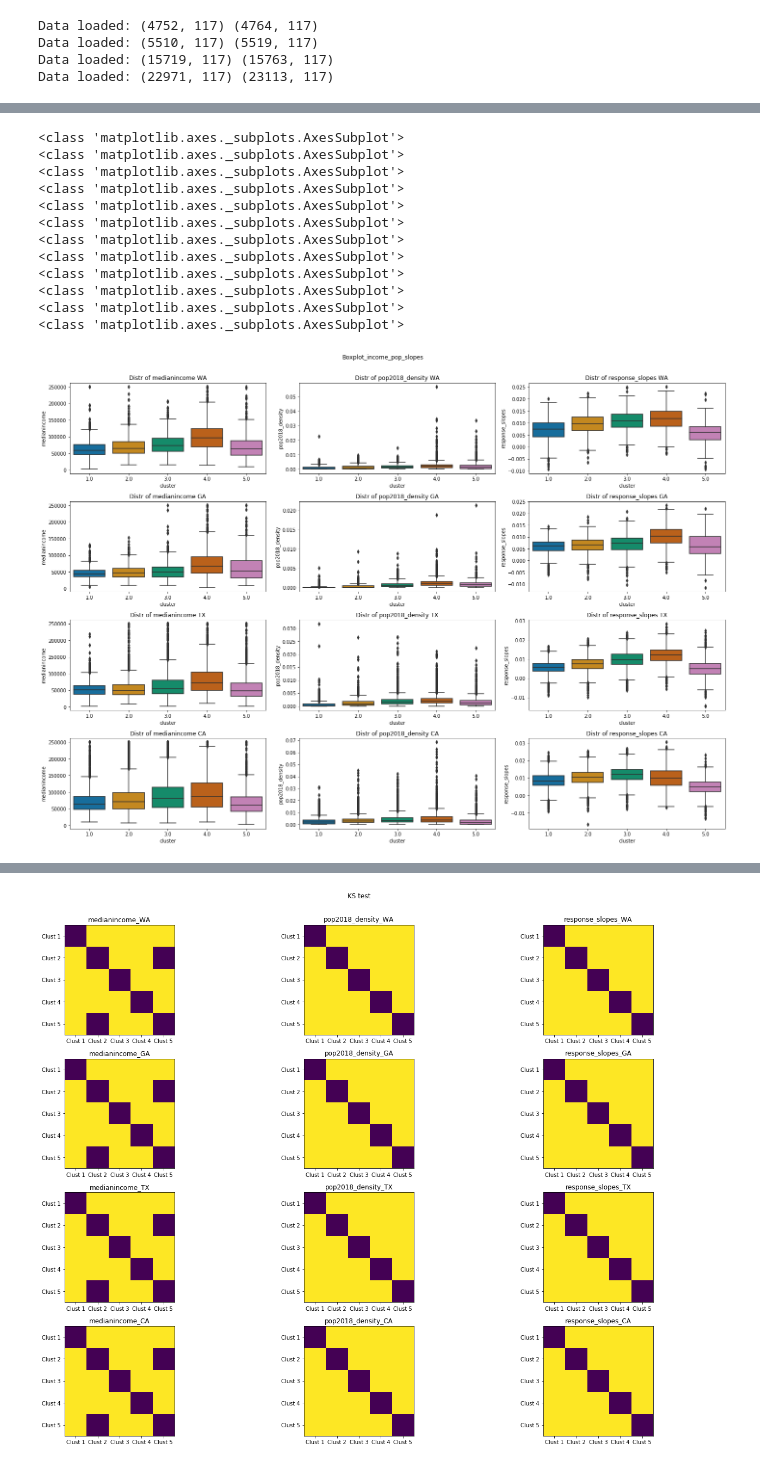
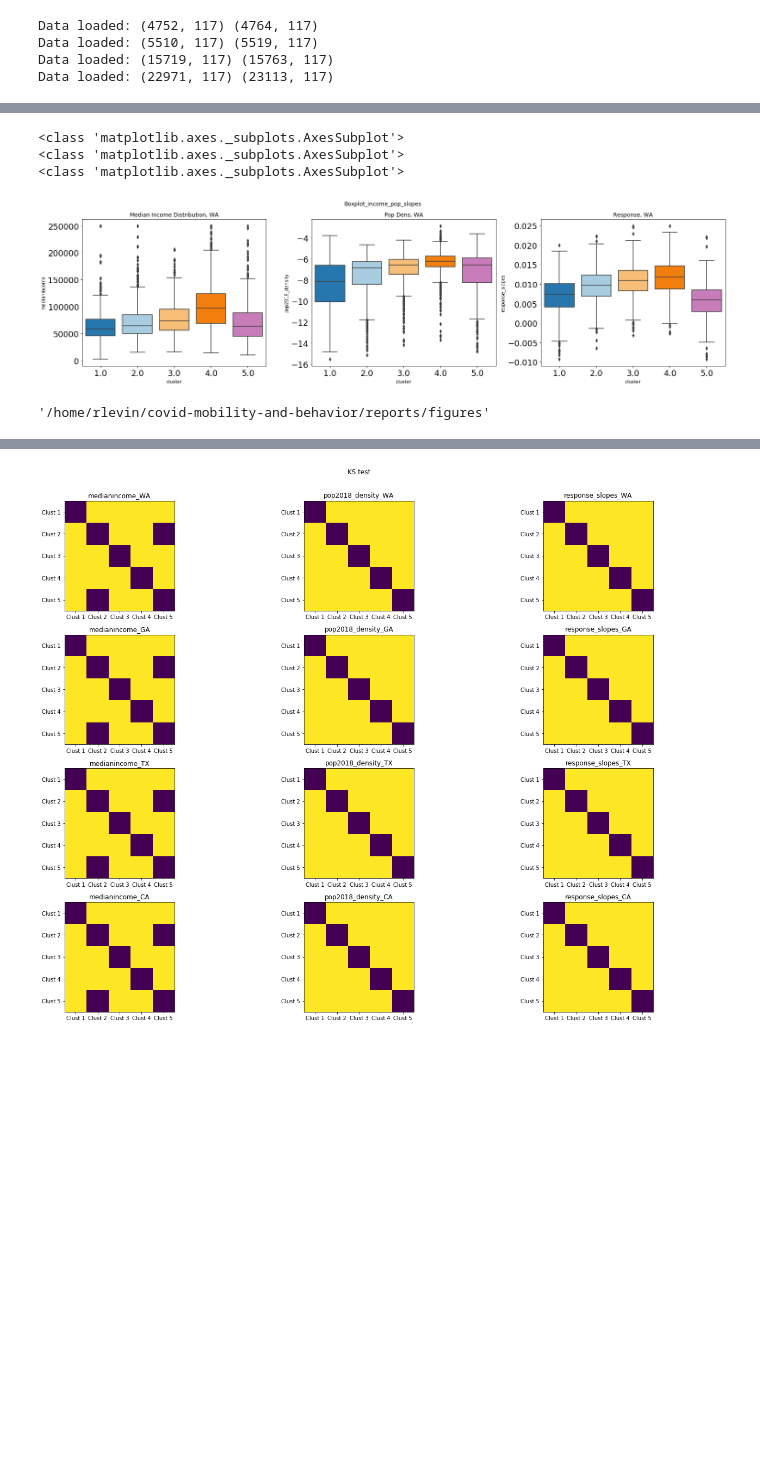
Before and after one commit to InstituteforDiseaseModeling/covid-mobility-and-behavior, a Jupyter notebook: notebooks/12-rlevin-income-analysis-week12.ipynb, the cells around one changed output, grey strips where cells are left out. Cells and saved outputs as stored; diff of their text form; code cells hidden in the pictures; blank space fills up the shorter version.

```diff
--- a/notebooks/12-rlevin-income-analysis-week12.ipynb
+++ b/notebooks/12-rlevin-income-analysis-week12.ipynb
@@ -134,11 +159,18 @@ slopes_ca = state_response_slopes(order_date, covid_ca, before = 0, after = 21)
 inc_pop_ca['response_slopes'] = slopes_ca
 # %%
 def distro_plot_by_col(labels, df, col_name, ax, kind = 'violin'):
+    almost_sequential_pal = ['#1f78b4','#a6cee3','#fdbf6f','#ff7f00', '#cc78bc']
+    friendly_cmap = ListedColormap(sns.color_palette(almost_sequential_pal, len(np.unique(labels.values)), desat = 1).as_hex())
     df['cluster'] = labels
+    if col_name == 'pop2018_density':
+        df = df.replace([np.inf, -np.inf], np.nan)
+#         print(df)
+        df = df.dropna()
+#         print(df)
     if kind == 'violin':
         sns.violinplot(x="cluster", y=col_name, data=df, ax = ax)
     if kind == 'box':
-        sns.boxplot(x="cluster", y=col_name, data=df, ax = ax)
+        sns.boxplot(x="cluster", y=col_name, data=df, ax = ax, palette = almost_sequential_pal, color = 'cluster', saturation = 0.9)
     if kind == 'dist':
         for i in range(1,6):
             df_ = df[col_name][df.cluster == i]
@@ -158,13 +201,13 @@ def plot_column(list_of_data, col_num, by, axs, kind):
 # %%
-inc_pop_wa
-matplotlib.rcParams.update(matplotlib.rcParamsDefault)
+# inc_pop_wa
+# matplotlib.rcParams.update(matplotlib.rcParamsDefault)
 # %%
-sns.set_palette('colorblind')
-fig, axs = plt.subplots(4,3, figsize = (5*3.27,5*1.3*4))
-list_of_data = [(labels_wa, inc_pop_wa, 'WA'), (labels_ga, inc_pop_ga, 'GA'), (labels_tx, inc_pop_tx, 'TX'), (labels_ca, inc_pop_ca, 'CA')]
-plot_column(list_of_data, 0, 'medianincome', axs, 'violin')
-plot_column(list_of_data, 1, 'pop2018_density', axs, 'violin')
-plot_column(list_of_data, 2, 'response_slopes', axs, 'violin')
-fig.suptitle('Violin_income_pop_slopes')
-plt.tight_layout(rect=[0, 0.03, 1, 0.95])
-fig.savefig(os.path.join(FIGURE_PATH, 'Violin_income_pop_slopes.png'), bbox_inches = 'tight')
+# sns.set_palette('colorblind')
+# fig, axs = plt.subplots(4,3, figsize = (5*3.27,5*1.3*4))
+# list_of_data = [(labels_wa, inc_pop_wa, 'WA'), (labels_ga, inc_pop_ga, 'GA'), (labels_tx, inc_pop_tx, 'TX'), (labels_ca, inc_pop_ca, 'CA')]
+# plot_column(list_of_data, 0, 'medianincome', axs, 'violin')
+# plot_column(list_of_data, 1, 'pop2018_density', axs, 'violin')
+# plot_column(list_of_data, 2, 'response_slopes', axs, 'violin')
+# fig.suptitle('Violin_income_pop_slopes')
+# plt.tight_layout(rect=[0, 0.03, 1, 0.95])
+# fig.savefig(os.path.join(FIGURE_PATH, 'Violin_income_pop_slopes.png'), bbox_inches = 'tight')
@@ -185,24 +214,19 @@ fig.savefig(os.path.join(FIGURE_PATH, 'Violin_income_pop_slopes.png'), bbox_inch
 # %%
-sns.set_palette('colorblind')
-fig, axs = plt.subplots(4,3, figsize = (20,15))
-list_of_data = [(labels_wa, inc_pop_wa, 'WA'), (labels_ga, inc_pop_ga, 'GA'), (labels_tx, inc_pop_tx, 'TX'), (labels_ca, inc_pop_ca, 'CA')]
-plot_column(list_of_data, 0, 'medianincome', axs, 'box')
-plot_column(list_of_data, 1, 'pop2018_density', axs, 'box')
-plot_column(list_of_data, 2, 'response_slopes', axs, 'box')
+# sns.set_palette('colorblind')
+fig, axs = plt.subplots(1,3, figsize = (3*7, 3*2))
+list_of_data = [(labels_wa, inc_pop_wa, 'WA')]#, (labels_ga, inc_pop_ga, 'GA'), (labels_tx, inc_pop_tx, 'TX'), (labels_ca, inc_pop_ca, 'CA')]
+plot_column(list_of_data, 0, 'medianincome', 'Median Income Distribution', axs, 'box')
+plot_column(list_of_data, 1, 'pop2018_density', 'Pop Dens', axs, 'box')
+plot_column(list_of_data, 2, 'response_slopes', 'Response', axs, 'box')
 fig.suptitle('Boxplot_income_pop_slopes')
 plt.tight_layout(rect=[0, 0.03, 1, 0.95])
-fig.savefig(os.path.join(FIGURE_PATH, 'Boxplot_income_pop_slopes.png'), bbox_inches = 'tight')
+# fig.savefig(os.path.join(FIGURE_PATH, 'Boxplot_income_pop_slopes.png'), bbox_inches = 'tight')
 # %% [output]
 <class 'matplotlib.axes._subplots.AxesSubplot'>
 <class 'matplotlib.axes._subplots.AxesSubplot'>
 <class 'matplotlib.axes._subplots.AxesSubplot'>
-<class 'matplotlib.axes._subplots.AxesSubplot'>
-<class 'matplotlib.axes._subplots.AxesSubplot'>
-<class 'matplotlib.axes._subplots.AxesSubplot'>
-<class 'matplotlib.axes._subplots.AxesSubplot'>
-<class 'matplotlib.axes._subplots.AxesSubplot'>
-<class 'matplotlib.axes._subplots.AxesSubplot'>
-<class 'matplotlib.axes._subplots.AxesSubplot'>
-<class 'matplotlib.axes._subplots.AxesSubplot'>
-<class 'matplotlib.axes._subplots.AxesSubplot'>
-[figure, old version]
+[figure, new version]
+# %%
+FIGURE_PATH
+# %% [output]
+'/home/rlevin/covid-mobility-and-behavior/reports/figures'
```
Also changed, not shown: parts of 14 cells of this notebook, 30 other files.
